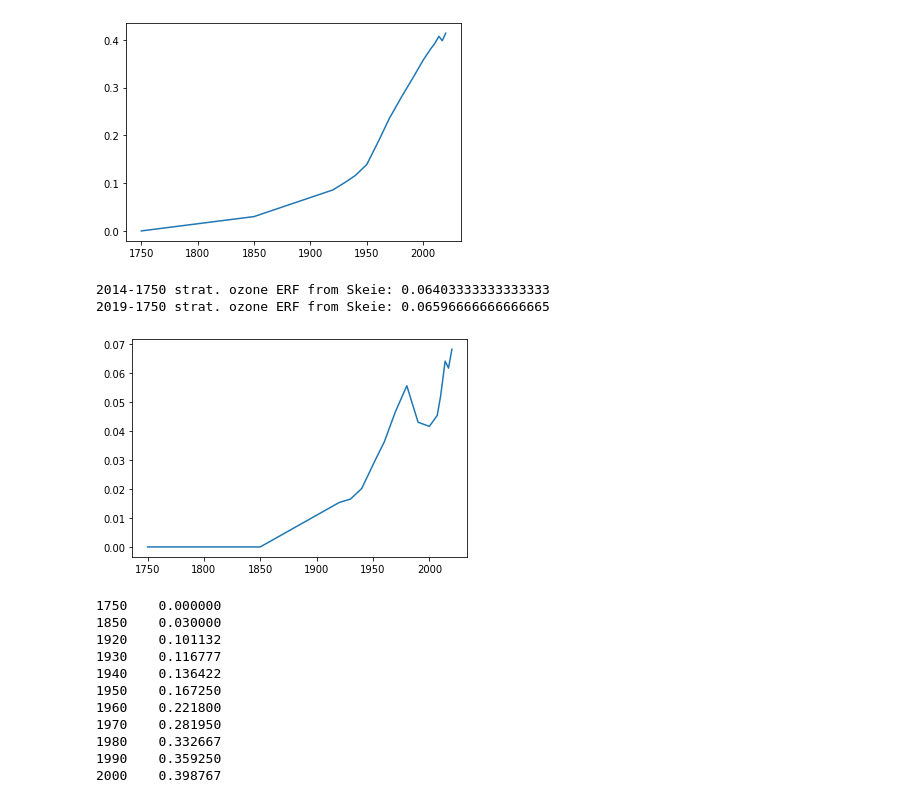
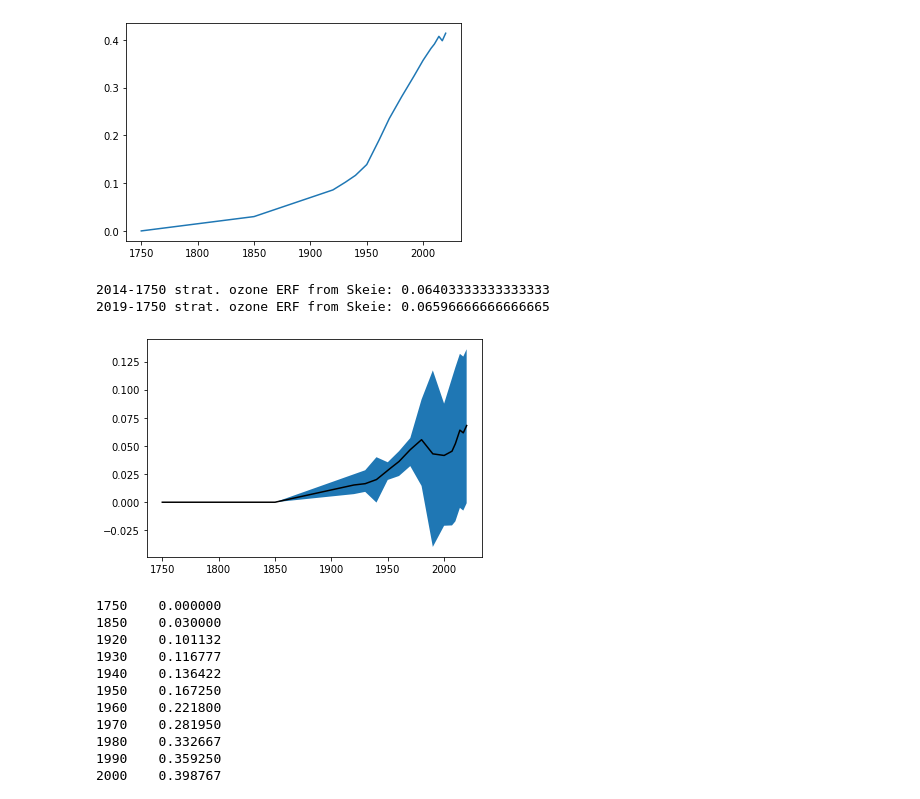
Before and after one commit to chrisroadmap/ar6, a Jupyter notebook: notebooks/070_chapter7_ozone_emissions_to_forcing.ipynb, the cells around one changed output. Saved outputs shown, nothing was run; the diff lists cells and outputs as text; code cells hidden in the pictures.

Commit message:
couple of updates (#13)
* stratospheric ozone uncertainty for John

* grab equivalent concs for SPM approval

```diff
--- a/notebooks/070_chapter7_ozone_emissions_to_forcing.ipynb
+++ b/notebooks/070_chapter7_ozone_emissions_to_forcing.ipynb
@@ -96,17 +101,36 @@ print("2019-1750 trop. ozone ERF from Skeie:", o3trop[269])
 [figure]
 # %%
 skeie_strat_est = skeie_strat.mean()
+skeie_strat_est_min = skeie_strat.min()
+skeie_strat_est_max = skeie_strat.max()
 skeie_strat_est[1750] = 0.00
+skeie_strat_est_min[1750] = 0.00
+skeie_strat_est_max[1750] = 0.00
 skeie_strat_est.sort_index(inplace=True)
+skeie_strat_est_min.sort_index(inplace=True)
+skeie_strat_est_max.sort_index(inplace=True)
 skeie_strat_est.drop([2014,2017,2020], inplace=True)
+skeie_strat_est_min.drop([2014,2017,2020], inplace=True)
+skeie_strat_est_max.drop([2014,2017,2020], inplace=True)
+
+years = np.arange(1750,2021)
 skeie_strat_est = skeie_strat_est.append(skeie_strat.loc['OsloCTM3',2014:]-skeie_strat.loc['OsloCTM3',2010]+skeie_strat_est[2010])
 f = interp1d(skeie_strat_est.index, skeie_strat_est, bounds_error=False, fill_value='extrapolate')
-years = np.arange(1750,2021)
 o3strat = f(years)
-pl.plot(years, o3strat)
+
+skeie_strat_est_min = skeie_strat_est_min.append(skeie_strat.loc['OsloCTM3',2014:]-skeie_strat.loc['OsloCTM3',2010]+skeie_strat_est_min[2010])
+f = interp1d(skeie_strat_est_min.index, skeie_strat_est_min, bounds_error=False, fill_value='extrapolate')
+o3strat_min = f(years)
+
+skeie_strat_est_max = skeie_strat_est_max.append(skeie_strat.loc['OsloCTM3',2014:]-skeie_strat.loc['OsloCTM3',2010]+skeie_strat_est_max[2010])
+f = interp1d(skeie_strat_est_max.index, skeie_strat_est_max, bounds_error=False, fill_value='extrapolate')
+o3strat_max = f(years)
+
+pl.fill_between(years, o3strat_min, o3strat_max)
+pl.plot(years, o3strat, color='k')
 print("2014-1750 strat. ozone ERF from Skeie:", o3strat[264])
 print("2019-1750 strat. ozone ERF from Skeie:", o3strat[269])
 # %% [output]
 2014-1750 strat. ozone ERF from Skeie: 0.06403333333333333
 2019-1750 strat. ozone ERF from Skeie: 0.06596666666666665
-[figure, old version]
+[figure, new version]
```
Also changed, not shown: parts of 23 cells of this notebook, 4 other files.
